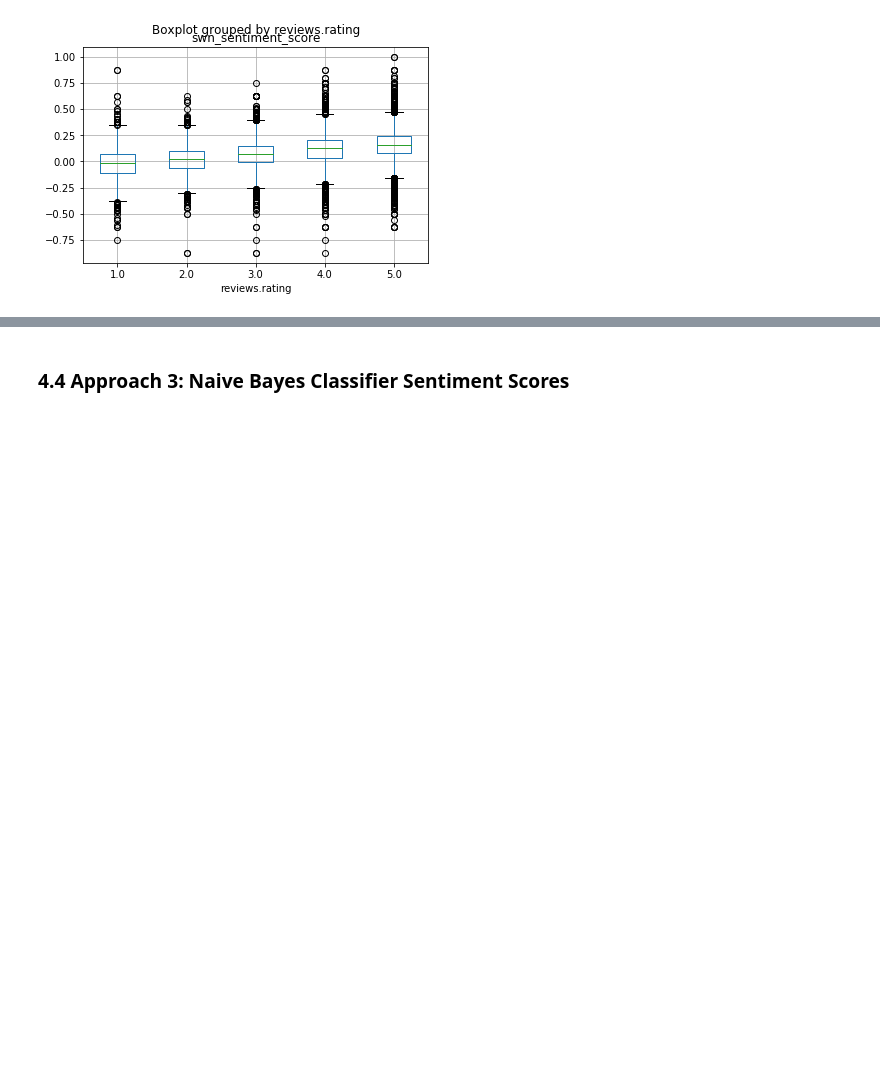
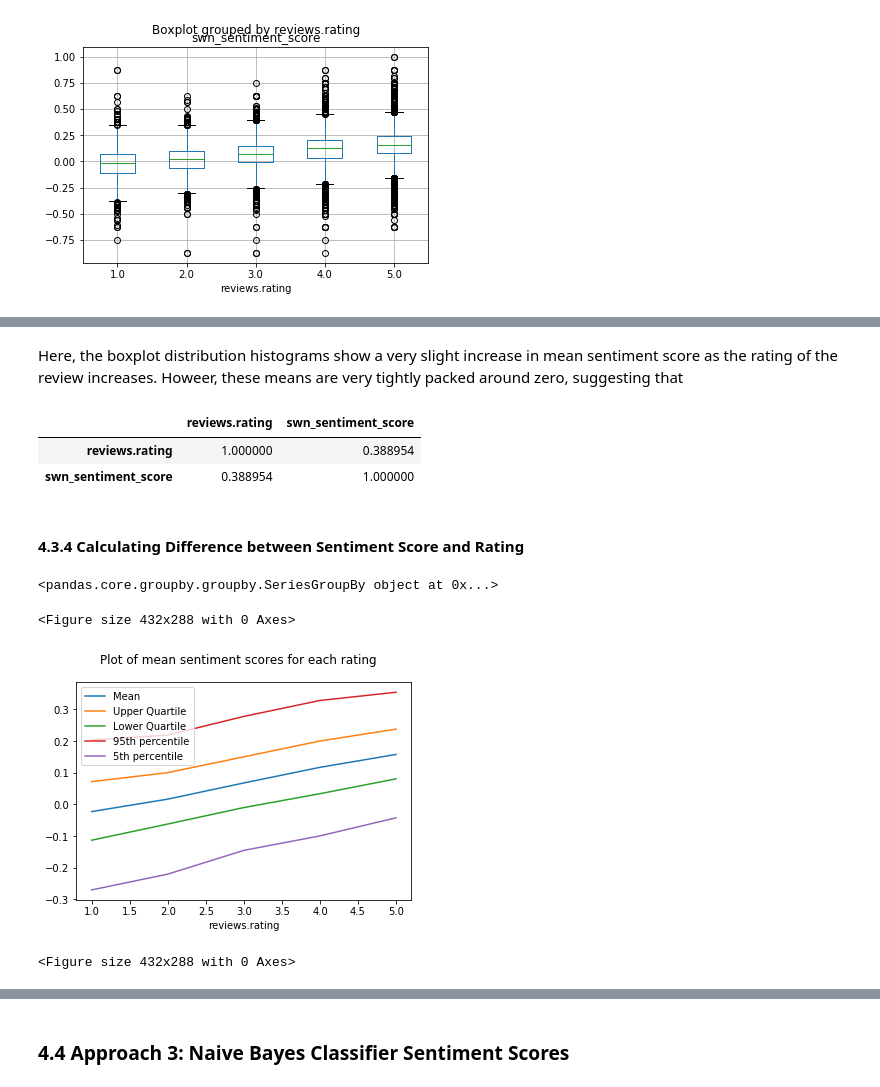
Before and after one commit to SJTButler/hotel-review-analysis, a Jupyter notebook: Hotel Review Analysis.ipynb, the cells around one changed output, grey strips where cells are left out. Cells and saved outputs as stored; diff of their text form; code cells hidden in the pictures; blank space fills up the shorter version.

```diff
--- a/Hotel Review Analysis.ipynb
+++ b/Hotel Review Analysis.ipynb
@@ -1200,0 +1217,27 @@ df.boxplot(column="swn_sentiment_score", by="reviews.rating")
+# %% [markdown]
+Here, the boxplot distribution histograms show a very slight increase in mean sentiment score as the rating of the review increases. Howeer, these means are very tightly packed around zero, suggesting that
+# %%
+df.loc[:,["reviews.rating", "swn_sentiment_score"]].corr()
+# %% [output]
+|  | reviews.rating | swn_sentiment_score |
+| reviews.rating | 1.000000 | 0.388954 |
+| swn_sentiment_score | 0.388954 | 1.000000 |
+# %% [markdown]
+#### 4.3.4 Calculating Difference between Sentiment Score and Rating
+# %%
+scores_grouped = df.groupby("reviews.rating")["swn_sentiment_score"]
+
+pd.DataFrame({"Mean" : scores_grouped.mean(),
+              "Upper Quartile": scores_grouped.quantile(0.75),
+              "Lower Quartile": scores_grouped.quantile(0.25),
+              "95th percentile": scores_grouped.quantile(0.95),
+              "5th percentile": scores_grouped.quantile(0.05),
+             }).plot()
+print(quantiles)
+plt.suptitle("Plot of mean sentiment scores for each rating")
+plt.figure()
+# %% [output]
+<pandas.core.groupby.groupby.SeriesGroupBy object at 0x...>
+<Figure size 432x288 with 0 Axes>
+[figure, added]
+<Figure size 432x288 with 0 Axes>
```
Also changed, not shown: parts of 72 cells of this notebook.
